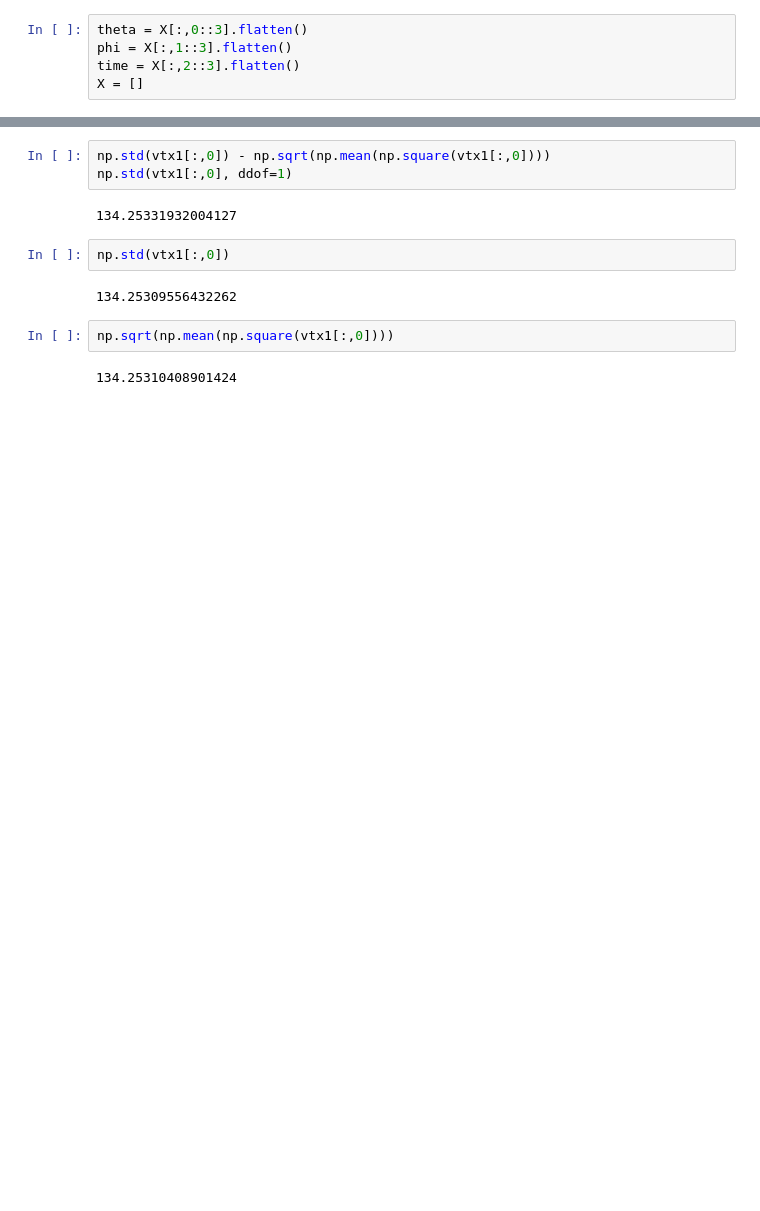
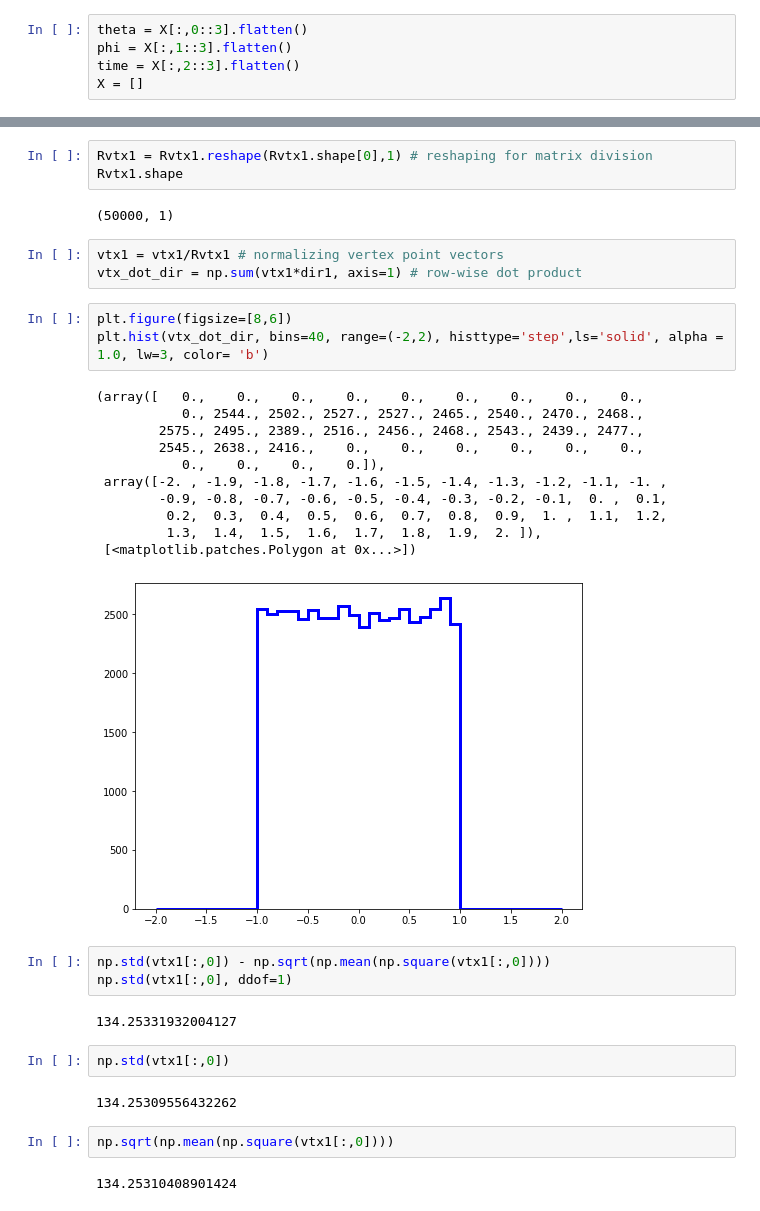
Before and after one commit to aelagin/dlsd_vtx_dir, a Jupyter notebook: checking_inputs_norm.ipynb, the cells around one changed output, grey strips where cells are left out. Drawn from its saved outputs; the diff is of its cells as text; blank space fills up the shorter version.

```diff
--- a/checking_inputs_norm.ipynb
+++ b/checking_inputs_norm.ipynb
@@ -128,3 +122,26 @@ mean_dir_z =  -0.0002095459472377085    sem_dir_z =  0.00129039327553641    rms_
+# %%
+Rvtx1 = Rvtx1.reshape(Rvtx1.shape[0],1) # reshaping for matrix division
+Rvtx1.shape
+# %% [output]
+(50000, 1)
+# %%
+vtx1 = vtx1/Rvtx1 # normalizing vertex point vectors
+vtx_dot_dir = np.sum(vtx1*dir1, axis=1) # row-wise dot product
+# %%
+plt.figure(figsize=[8,6])
+plt.hist(vtx_dot_dir, bins=40, range=(-2,2), histtype='step',ls='solid', alpha = 1.0, lw=3, color= 'b')
+# %% [output]
+(array([   0.,    0.,    0.,    0.,    0.,    0.,    0.,    0.,    0.,
+           0., 2544., 2502., 2527., 2527., 2465., 2540., 2470., 2468.,
+        2575., 2495., 2389., 2516., 2456., 2468., 2543., 2439., 2477.,
+        2545., 2638., 2416.,    0.,    0.,    0.,    0.,    0.,    0.,
+           0.,    0.,    0.,    0.]),
+ array([-2. , -1.9, -1.8, -1.7, -1.6, -1.5, -1.4, -1.3, -1.2, -1.1, -1. ,
+        -0.9, -0.8, -0.7, -0.6, -0.5, -0.4, -0.3, -0.2, -0.1,  0. ,  0.1,
+         0.2,  0.3,  0.4,  0.5,  0.6,  0.7,  0.8,  0.9,  1. ,  1.1,  1.2,
+         1.3,  1.4,  1.5,  1.6,  1.7,  1.8,  1.9,  2. ]),
+ [<matplotlib.patches.Polygon at 0x...>])
+[figure, added]
 # %%
 np.std(vtx1[:,0]) - np.sqrt(np.mean(np.square(vtx1[:,0])))
 np.std(vtx1[:,0], ddof=1)
```
Also changed, not shown: parts of 8 cells of this notebook, 2 other files.
